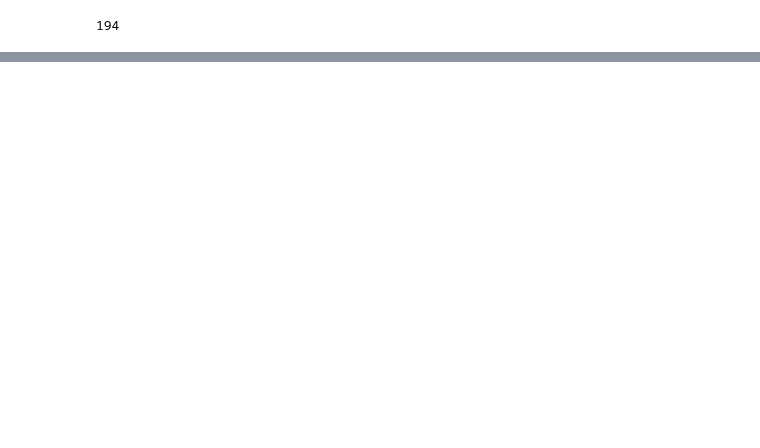
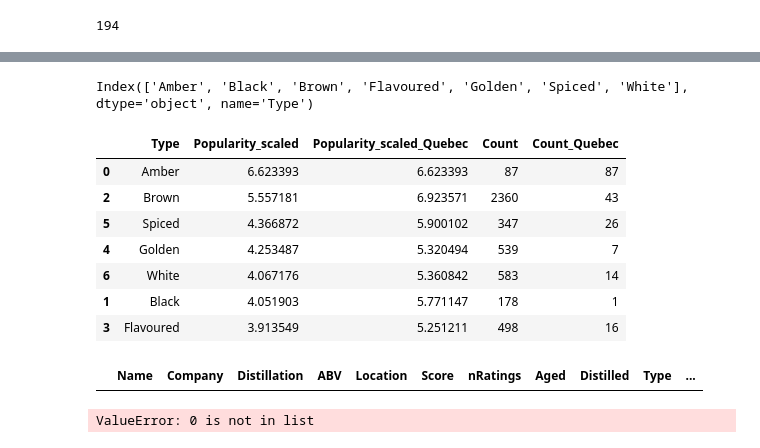
Before and after one commit to yinanazhou/rum-analysis, a Jupyter notebook: data/preprocess/plot_playground.ipynb, the cells around one changed output, grey strips where cells are left out. Drawn from its saved outputs; the diff is of its cells as text; code cells hidden in the pictures; blank space fills up the shorter version.

Commit message:
Add Type page

```diff
--- a/data/preprocess/plot_playground.ipynb
+++ b/data/preprocess/plot_playground.ipynb
@@ -248,3 +248,5 @@ df.Quebec.sum()
 194
 # %%
 df.to_csv("../dataset/merged_popularity.csv", index=False)
+# %%
+df = pd.read_csv("../dataset/merged_popularity.csv")
@@ -250,0 +270,4 @@ df.to_csv("../dataset/merged_popularity.csv", index=False)
+# %%
+df['ABV'] = df['ABV'].str.rstrip('%').astype(float)
+# %%
+df['ABV'] = df['ABV'] / 100.0
@@ -250,0 +317,40 @@ df.to_csv("../dataset/merged_popularity.csv", index=False)
+# %%
+df['Type'].value_counts().sort_index().index
+# %% [output]
+Index(['Amber', 'Black', 'Brown', 'Flavoured', 'Golden', 'Spiced', 'White'], dtype='object', name='Type')
+# %%
+# Calculate average popularity for each type
+avg_popularity = df.groupby('Type')['Popularity_scaled'].mean().reset_index()
+
+# Calculate average popularity for each type where Quebec is True
+avg_popularity_quebec = df[df['Quebec'] == True].groupby('Type')['Popularity_scaled'].mean().reset_index()
+
+# Count the number of each type
+type_counts = df.groupby('Type').size().reset_index(name='Count')
+
+# Count the number of each type where Quebec is True
+type_counts_quebec = df[df['Quebec'] == True].groupby('Type').size().reset_index(name='Count_Quebec')
+
+# Merge all the information into a single DataFrame
+result_df = avg_popularity.merge(avg_popularity_quebec, on='Type', suffixes=('', '_Quebec')) \
+                        .merge(type_counts, on='Type') \
+                        .merge(type_counts_quebec, on='Type')
+# %%
+result_df.sort_values(by='Popularity_scaled', ascending=False)
+# %% [output]
+|  | Type | Popularity_scaled | Popularity_scaled_Quebec | Count | Count_Quebec |
+| 0 | Amber | 6.623393 | 6.623393 | 87 | 87 |
+| 2 | Brown | 5.557181 | 6.923571 | 2360 | 43 |
+| 5 | Spiced | 4.366872 | 5.900102 | 347 | 26 |
+| 4 | Golden | 4.253487 | 5.320494 | 539 | 7 |
+| 6 | White | 4.067176 | 5.360842 | 583 | 14 |
+| 1 | Black | 4.051903 | 5.771147 | 178 | 1 |
+| 3 | Flavoured | 3.913549 | 5.251211 | 498 | 16 |
+# %%
+df[df['Company']=="Unhiq"]
+# %% [output]
+|  | Name | Company | Distillation | ABV | Location | Score | nRatings | Aged | Distilled | Type | ... |
+# %%
+result_df['Type'].tolist().index(0)
+# %% [output]
+ValueError: 0 is not in list
```
Also changed, not shown: parts of 11 cells of this notebook, 6 other files.
